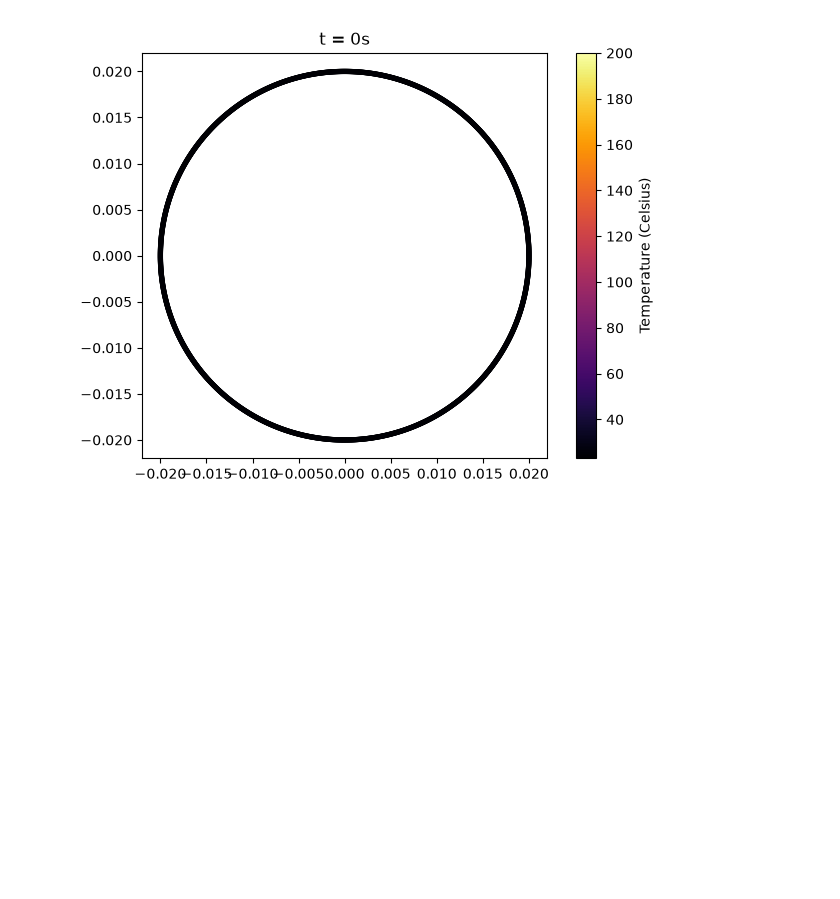
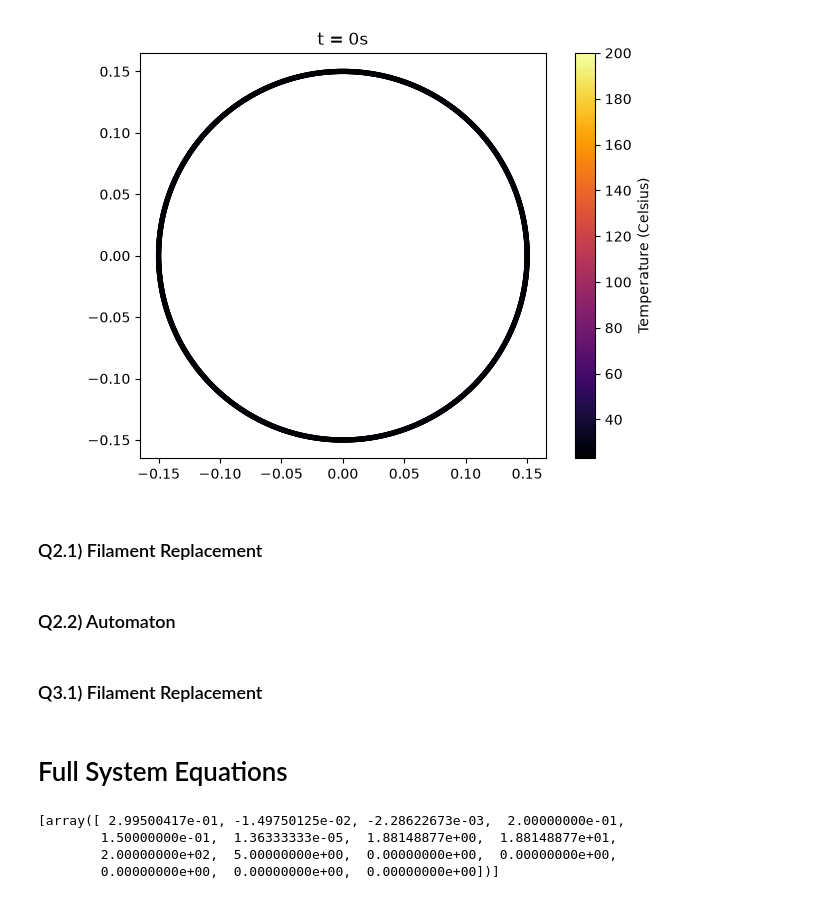
Before and after one commit to MatteoLuca5/mini-proj-MoDS, a Jupyter notebook: Mini-proj.ipynb, the cells around one changed output. Drawn from its saved outputs; the diff is of its cells as text; code cells hidden in the pictures; blank space fills up the shorter version.

```diff
--- a/Mini-proj.ipynb
+++ b/Mini-proj.ipynb
@@ -10 +18,3 @@ import scipy.interpolate as spintp
+# %%
+p = Params()
 # %% [markdown]
@@ -322,27 +518,12 @@ plots_q16()
-# %%
-def plot_q16_over_time(step=20):
-    fig, ax = plt.subplots()
-
-    theta = 2*np.pi * np.arange(num_blocks) / num_blocks
-    x_pts, y_pts = r*np.cos(theta), r*np.sin(theta)
-
-    sc = ax.scatter(x_pts, y_pts, c=np.full(num_blocks, T_env),
-                    cmap="inferno", vmin=T_env, vmax=T_fill, s=8)
-    sc.cmap.set_bad(alpha=0)
-    fig.colorbar(sc, label="Temperature (Celsius)")
-    ax.set_aspect("equal")
-    title = ax.set_title("t = 0s")
-    plt.tight_layout()
-
-    def update(k):
-        sc.set_array(np.ma.masked_invalid(T[:, k]))
-        title.set_text(f"t = {k*dt:.2f} s")
-        return sc, title
-
-    an = animation.FuncAnimation(fig, update, frames=range(0, num_timesteps, step),
-                                  interval=30, blit=False)
-    return an
 # %%
-an = plot_q16_over_time()
+an = plot_q16_over_time(T, num_blocks, num_timesteps, r, dt, p)
 # %% [output]
-[figure, old version]
+[figure, new version]
+# %% [markdown]
+### Q2.1) Filament Replacement
+# %% [markdown]
+### Q2.2) Automaton
+# %% [markdown]
+### Q3.1) Filament Replacement
+# %% [markdown]
+# Full System Equations
@@ -348,0 +582,7 @@ an = plot_q16_over_time()
+# %%
+t, x, q, q_t = simulate_hybrid_system(p, A, B, C, CAAB, CAAA, sys, t_start, t_fin, y)
+# %% [output]
+[array([ 2.99500417e-01, -1.49750125e-02, -2.28622673e-03,  2.00000000e-01,
+        1.50000000e-01,  1.36333333e-05,  1.88148877e+00,  1.88148877e+01,
+        2.00000000e+02,  5.00000000e+00,  0.00000000e+00,  0.00000000e+00,
+        0.00000000e+00,  0.00000000e+00,  0.00000000e+00])]
```
Also changed, not shown: parts of 22 cells of this notebook, 2 other files.
